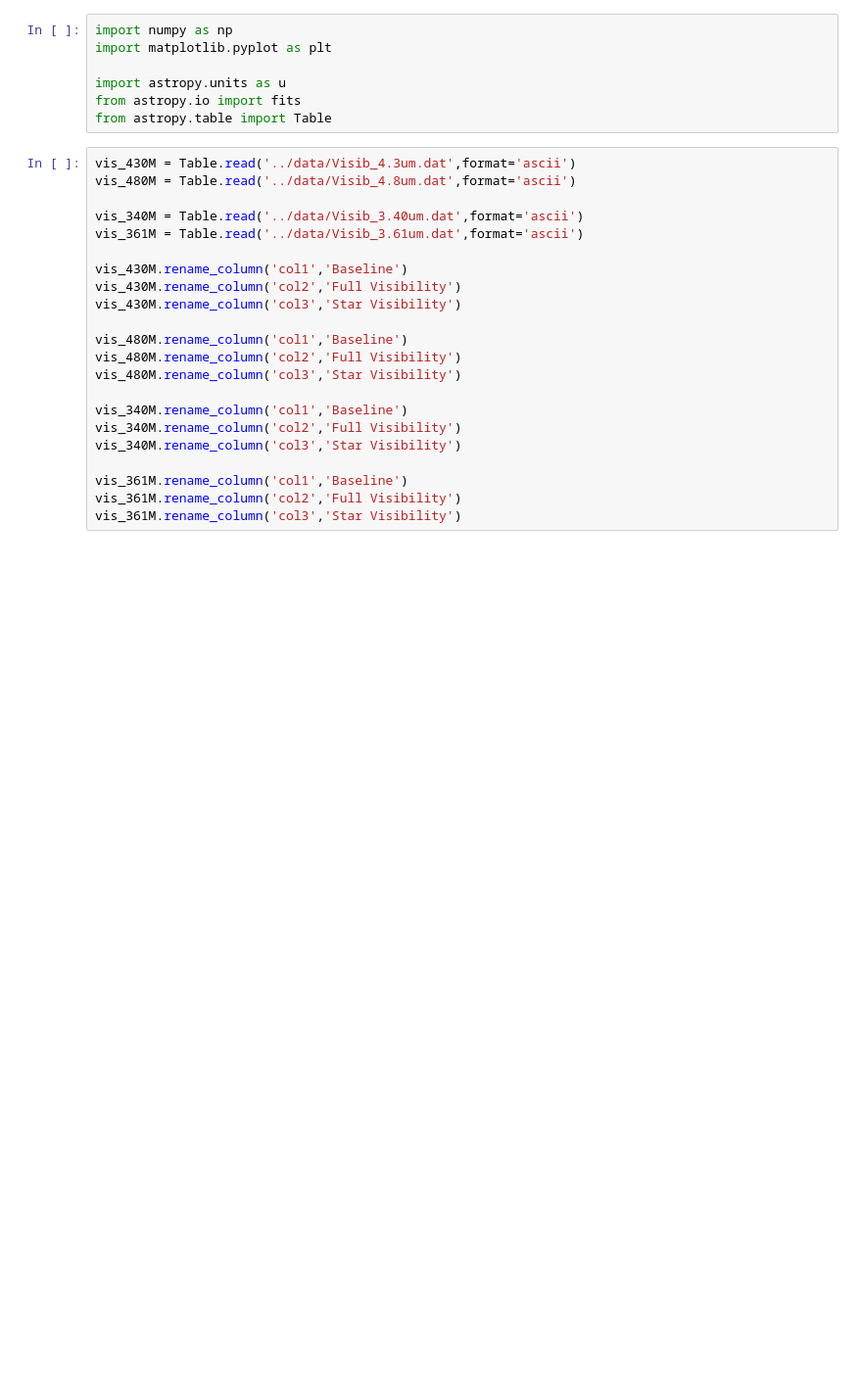
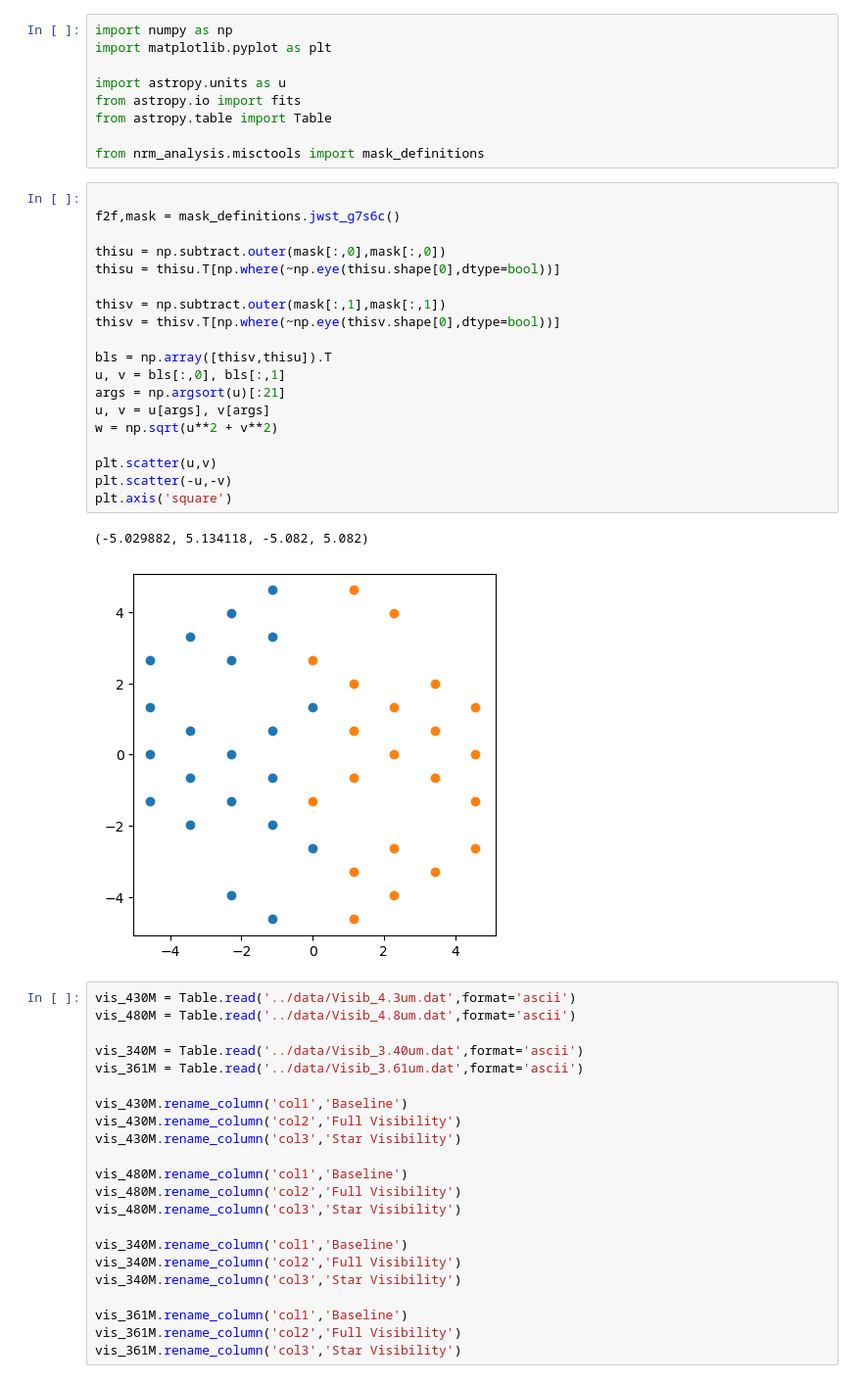
Before and after one commit to benjaminpope/ami, a Jupyter notebook: notebooks/kap_tuc.ipynb, the cells around one changed output. Shown at 98% size. Saved outputs shown, nothing was run; the diff lists cells and outputs as text; blank space fills up the shorter version.

```diff
--- a/notebooks/kap_tuc.ipynb
+++ b/notebooks/kap_tuc.ipynb
@@ -5,6 +5,30 @@ import matplotlib.pyplot as plt
 import astropy.units as u
 from astropy.io import fits
 from astropy.table import Table
+
+from nrm_analysis.misctools import mask_definitions
+# %%
+
+f2f,mask = mask_definitions.jwst_g7s6c()
+
+thisu = np.subtract.outer(mask[:,0],mask[:,0])
+thisu = thisu.T[np.where(~np.eye(thisu.shape[0],dtype=bool))]
+
+thisv = np.subtract.outer(mask[:,1],mask[:,1])
+thisv = thisv.T[np.where(~np.eye(thisv.shape[0],dtype=bool))]
+
+bls = np.array([thisv,thisu]).T
+u, v = bls[:,0], bls[:,1]
+args = np.argsort(u)[:21]
+u, v = u[args], v[args]
+w = np.sqrt(u**2 + v**2)
+
+plt.scatter(u,v)
+plt.scatter(-u,-v)
+plt.axis('square')
+# %% [output]
+(-5.029882, 5.134118, -5.082, 5.082)
+[figure, added]
 # %%
 vis_430M = Table.read('../data/Visib_4.3um.dat',format='ascii')
 vis_480M = Table.read('../data/Visib_4.8um.dat',format='ascii')
```
Also changed, not shown: parts of 4 cells of this notebook, 1 other file.
